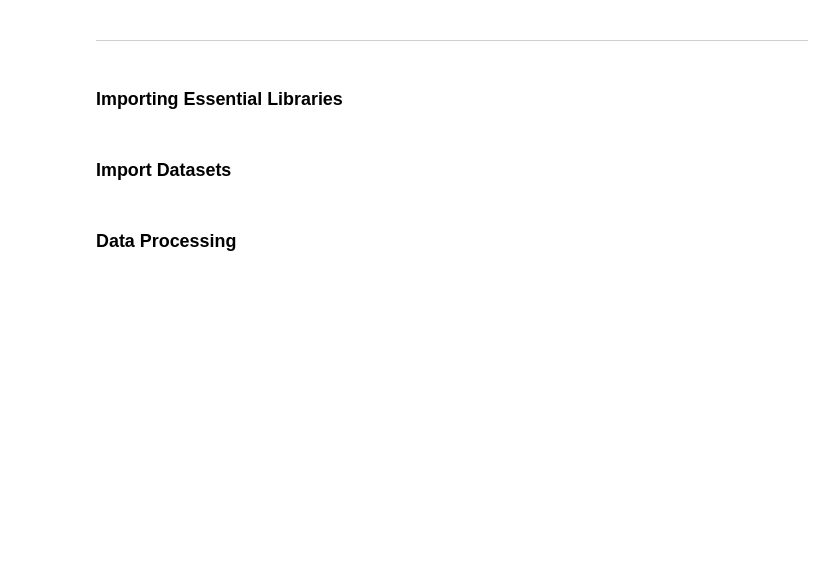
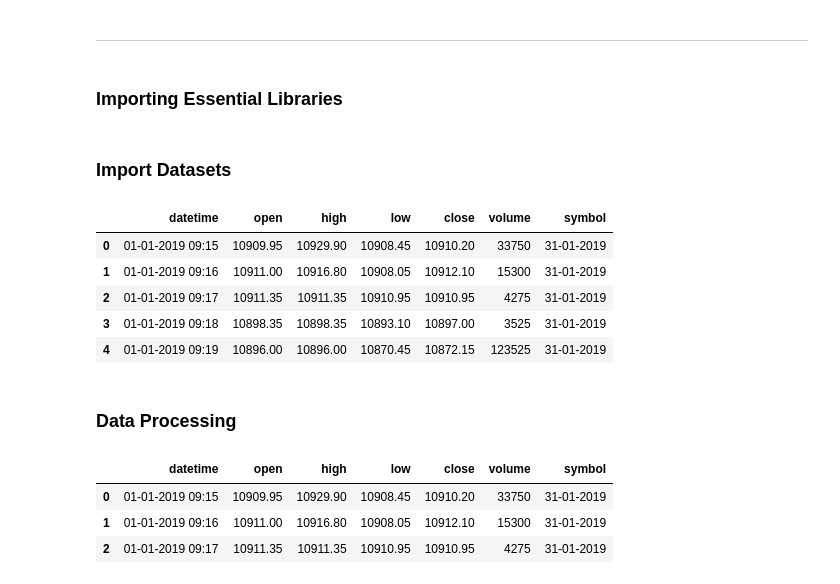
Before and after one commit to white-shado/balysis, a Jupyter notebook: Youtube/Playlist/How to start backtesting/Lecture 1.ipynb, the cells around one changed output. Saved outputs shown, nothing was run; the diff lists cells and outputs as text; code cells hidden in the pictures; blank space fills up the shorter version.

```diff
--- a/Youtube/Playlist/How to start backtesting/Lecture 1.ipynb
+++ b/Youtube/Playlist/How to start backtesting/Lecture 1.ipynb
@@ -26,2 +27,13 @@ Screenshot here
+# %%
+# Import Datasets
+df = pd.read_csv(r"C:\Indian Data\Futures\NIFTY-FUT1.csv")
+df.head()
+# %% [output]
+|  | datetime | open | high | low | close | volume | symbol |
+| 0 | 01-01-2019 09:15 | 10909.95 | 10929.90 | 10908.45 | 10910.20 | 33750 | 31-01-2019 |
+| 1 | 01-01-2019 09:16 | 10911.00 | 10916.80 | 10908.05 | 10912.10 | 15300 | 31-01-2019 |
+| 2 | 01-01-2019 09:17 | 10911.35 | 10911.35 | 10910.95 | 10910.95 | 4275 | 31-01-2019 |
+| 3 | 01-01-2019 09:18 | 10898.35 | 10898.35 | 10893.10 | 10897.00 | 3525 | 31-01-2019 |
+| 4 | 01-01-2019 09:19 | 10896.00 | 10896.00 | 10870.45 | 10872.15 | 123525 | 31-01-2019 |
 # %% [markdown]
 ### Data Processing
@@ -29,0 +40,7 @@ Screenshot here
+# %%
+df.head(3)
+# %% [output]
+|  | datetime | open | high | low | close | volume | symbol |
+| 0 | 01-01-2019 09:15 | 10909.95 | 10929.90 | 10908.45 | 10910.20 | 33750 | 31-01-2019 |
+| 1 | 01-01-2019 09:16 | 10911.00 | 10916.80 | 10908.05 | 10912.10 | 15300 | 31-01-2019 |
+| 2 | 01-01-2019 09:17 | 10911.35 | 10911.35 | 10910.95 | 10910.95 | 4275 | 31-01-2019 |
```
Also changed, not shown: parts of 11 cells of this notebook.
